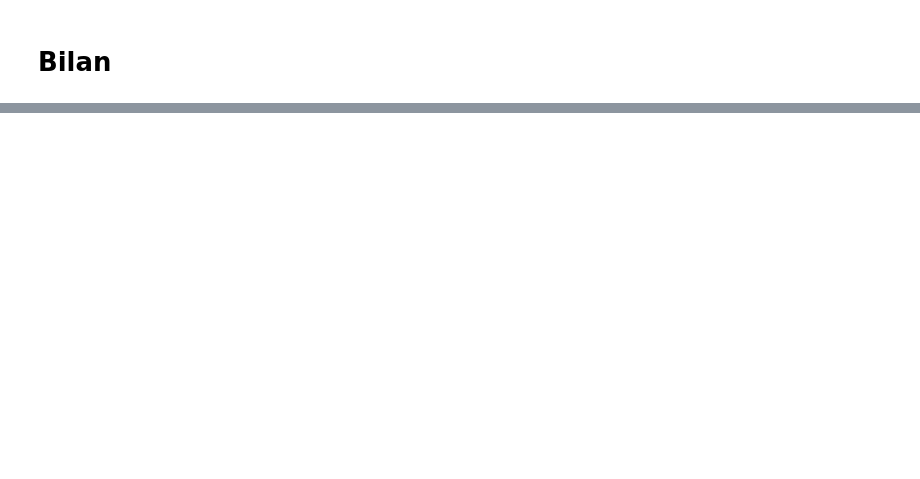
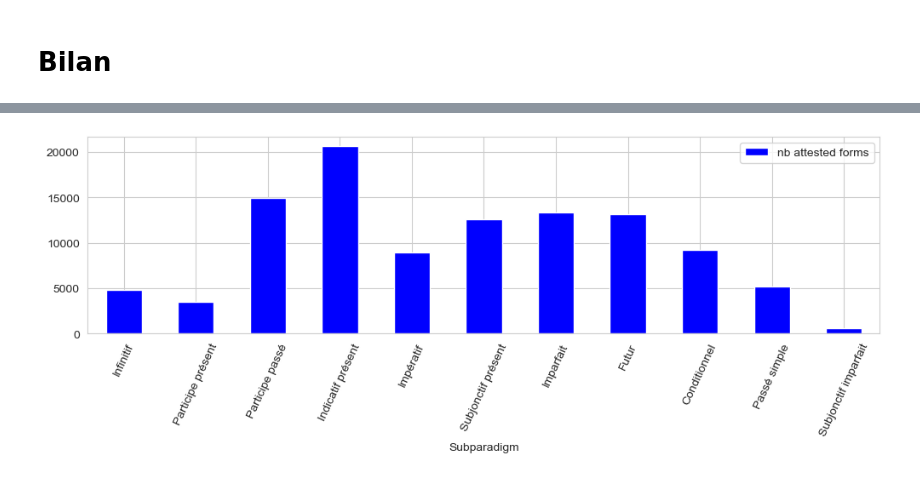
Before and after one commit to gboye/SWIM, a Jupyter notebook: Vlexique2/VLex2-Comptages.ipynb, the cells around one changed output, grey strips where cells are left out. Saved outputs shown, nothing was run; the diff lists cells and outputs as text; code cells hidden in the pictures; blank space fills up the shorter version.

```diff
--- a/Vlexique2/VLex2-Comptages.ipynb
+++ b/Vlexique2/VLex2-Comptages.ipynb
@@ -725,0 +460,17 @@ dtype: int64
+# %%
+dTiroir={"in":"Infinitif","pP":"Participe présent",
+         "pp":"Participe passé","pi":"Indicatif présent",
+         "pI":"Impératif","ps":"Subjonctif présent",
+         "ii":"Imparfait","fi":"Futur","pc":"Conditionnel",
+         "ai":"Passé simple","is":"Subjonctif imparfait"}
+lTiroir=list(dTiroir.values())
+dPers={"1S":"1SG","2S":"2SG","3S":"3SG",
+       "1P":"1PL","2P":"2PL","3P":"3PL",
+       "f":np.NaN,"":np.NaN,"MS":np.NaN,"MP":np.NaN,"FS":np.NaN,"FP":np.NaN,}
+lPers=list(dPers.values())
+# %%
+dfCountCells["Subparadigm"]=dfCountCells.index.str[:2]
+dfCountCells["Subparadigm"]=dfCountCells.Subparadigm.replace(dTiroir)
+dfCountCells["pers"]=dfCountCells.index.str[2:]
+dfCountCells["pers"]=dfCountCells["pers"].replace(dPers)
+# dfCountCells
@@ -725,0 +493,3 @@ dtype: int64
+# %%
+dfSubT=dfCountCells[["nb attested forms","Subparadigm"]].groupby("Subparadigm").sum()
+dfSubT.reindex(lTiroir)
@@ -725,0 +510,5 @@ dtype: int64
+# %%
+ax=dfSubT.reindex(lTiroir).plot(kind="bar",figsize=(12,3),color="blue")
+ax.tick_params(axis='x', labelrotation=65)
+# %% [output]
+[figure, added]
```
Also changed, not shown: parts of 96 cells of this notebook, 2 other files.
